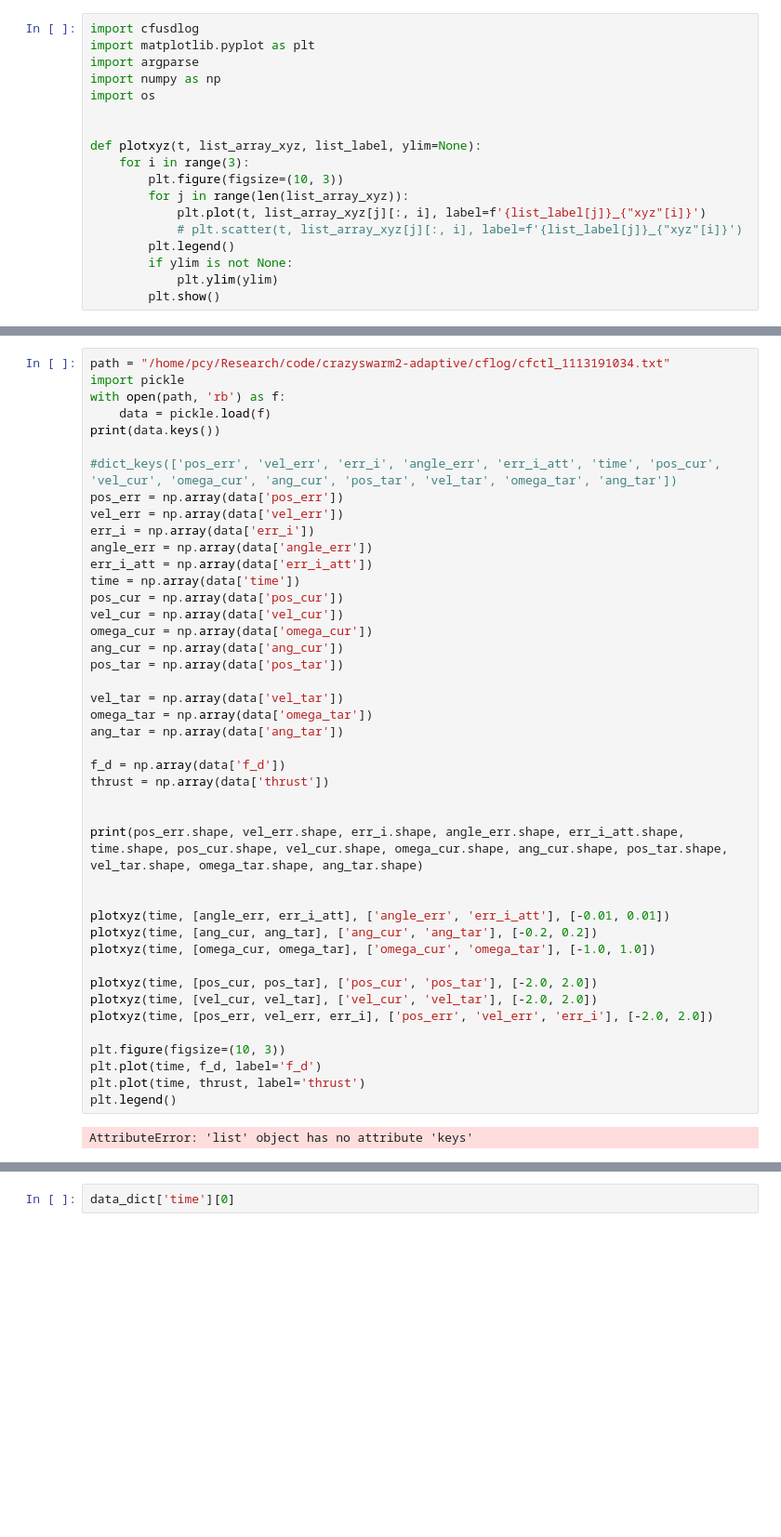
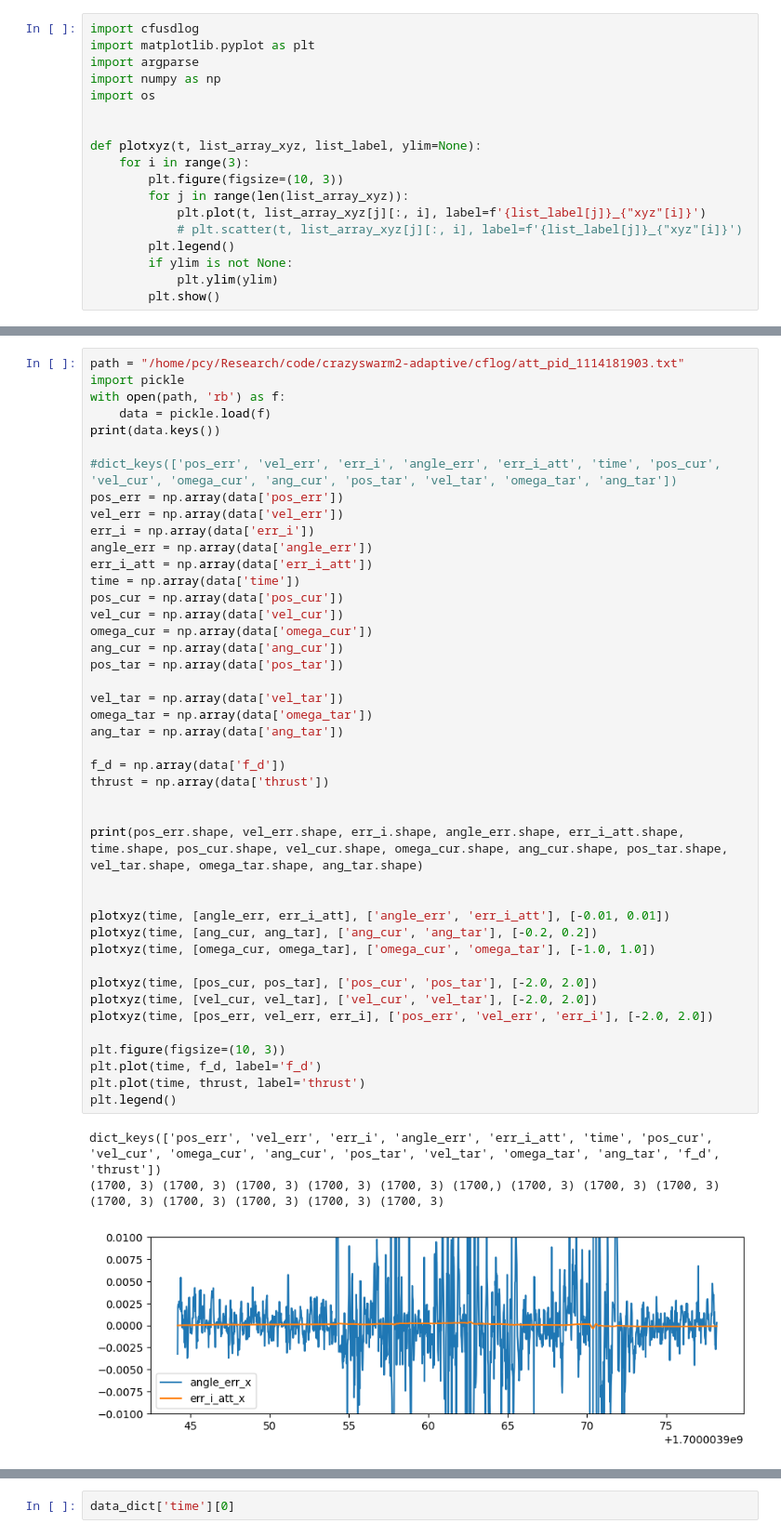
Before and after one commit to jc-bao/crazyswarm2-adaptive, a Jupyter notebook: utils/crazyflie-firmware-adaptive/tools/usdlog/plot.ipynb, the cells around one changed output, grey strips where cells are left out. Shown at 93% size. Saved outputs shown, nothing was run; the diff lists cells and outputs as text; blank space fills up the shorter version.

```diff
--- a/utils/crazyflie-firmware-adaptive/tools/usdlog/plot.ipynb
+++ b/utils/crazyflie-firmware-adaptive/tools/usdlog/plot.ipynb
@@ -104,5 +115,5 @@ dict_keys(['timestamp', 'gyro.x', 'gyro.y', 'gyro.z', 'stabilizer.thrust', 'ctrl
 # %%
-path = "/home/pcy/Research/code/crazyswarm2-adaptive/cflog/cfctl_1113191034.txt"
+path = "/home/pcy/Research/code/crazyswarm2-adaptive/cflog/att_pid_1114181903.txt"
 import pickle
 with open(path, 'rb') as f:
     data = pickle.load(f)
@@ -118,31 +129,33 @@ time = np.array(data['time'])
 pos_cur = np.array(data['pos_cur'])
 vel_cur = np.array(data['vel_cur'])
 omega_cur = np.array(data['omega_cur'])
 ang_cur = np.array(data['ang_cur'])
 pos_tar = np.array(data['pos_tar'])
 
 vel_tar = np.array(data['vel_tar'])
 omega_tar = np.array(data['omega_tar'])
 ang_tar = np.array(data['ang_tar'])
 
 f_d = np.array(data['f_d'])
 thrust = np.array(data['thrust'])
 
 
 print(pos_err.shape, vel_err.shape, err_i.shape, angle_err.shape, err_i_att.shape, time.shape, pos_cur.shape, vel_cur.shape, omega_cur.shape, ang_cur.shape, pos_tar.shape, vel_tar.shape, omega_tar.shape, ang_tar.shape)
 
 
 plotxyz(time, [angle_err, err_i_att], ['angle_err', 'err_i_att'], [-0.01, 0.01])
 plotxyz(time, [ang_cur, ang_tar], ['ang_cur', 'ang_tar'], [-0.2, 0.2])
 plotxyz(time, [omega_cur, omega_tar], ['omega_cur', 'omega_tar'], [-1.0, 1.0])
 
 plotxyz(time, [pos_cur, pos_tar], ['pos_cur', 'pos_tar'], [-2.0, 2.0])
 plotxyz(time, [vel_cur, vel_tar], ['vel_cur', 'vel_tar'], [-2.0, 2.0])
 plotxyz(time, [pos_err, vel_err, err_i], ['pos_err', 'vel_err', 'err_i'], [-2.0, 2.0])
 
 plt.figure(figsize=(10, 3))
 plt.plot(time, f_d, label='f_d')
 plt.plot(time, thrust, label='thrust')
 plt.legend()
 # %% [output]
-AttributeError: 'list' object has no attribute 'keys'
+dict_keys(['pos_err', 'vel_err', 'err_i', 'angle_err', 'err_i_att', 'time', 'pos_cur', 'vel_cur', 'omega_cur', 'ang_cur', 'pos_tar', 'vel_tar', 'omega_tar', 'ang_tar', 'f_d', 'thrust'])
+(1700, 3) (1700, 3) (1700, 3) (1700, 3) (1700, 3) (1700,) (1700, 3) (1700, 3) (1700, 3) (1700, 3) (1700, 3) (1700, 3) (1700, 3) (1700, 3)
+[figure, added]
```
Also changed, not shown: parts of 4 cells of this notebook, 14 other files.
